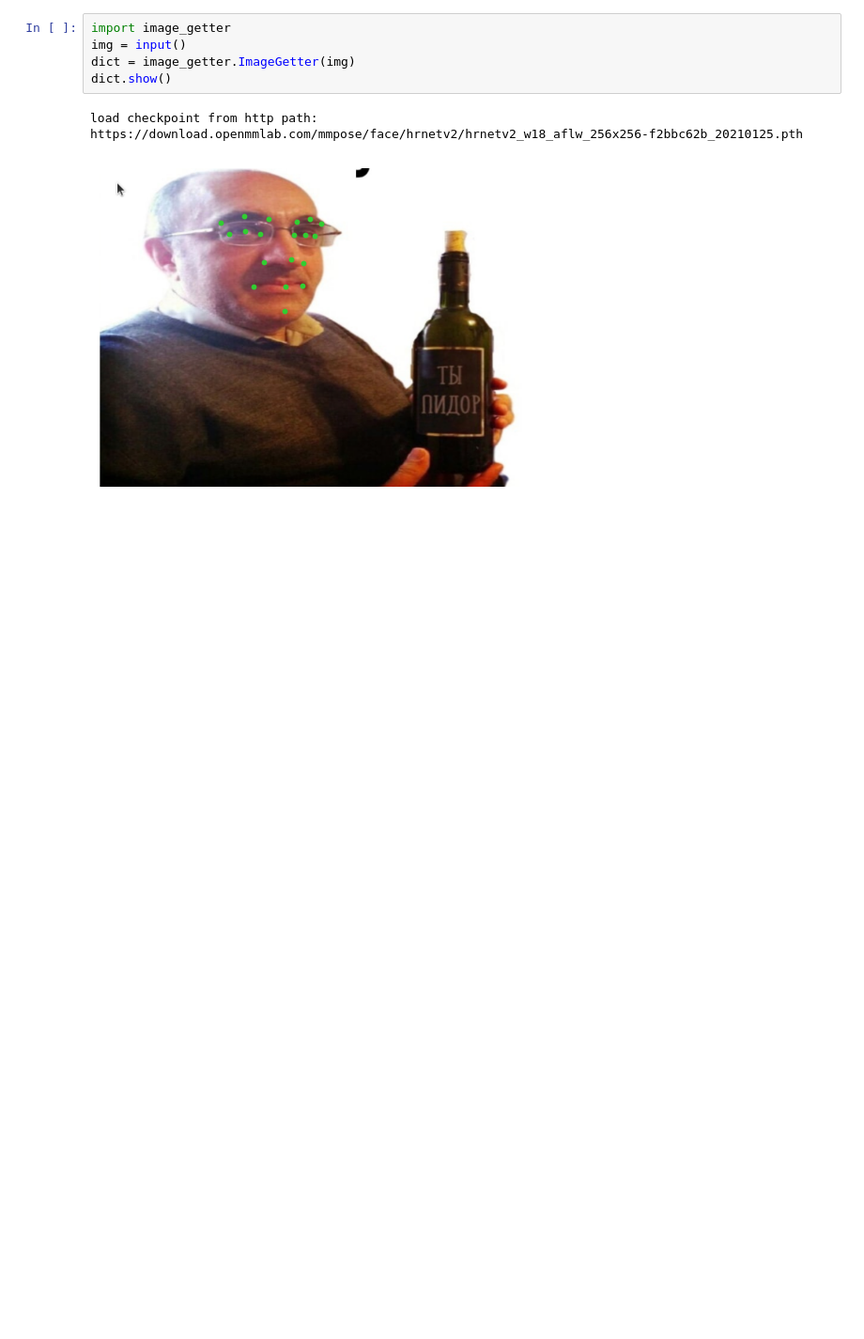
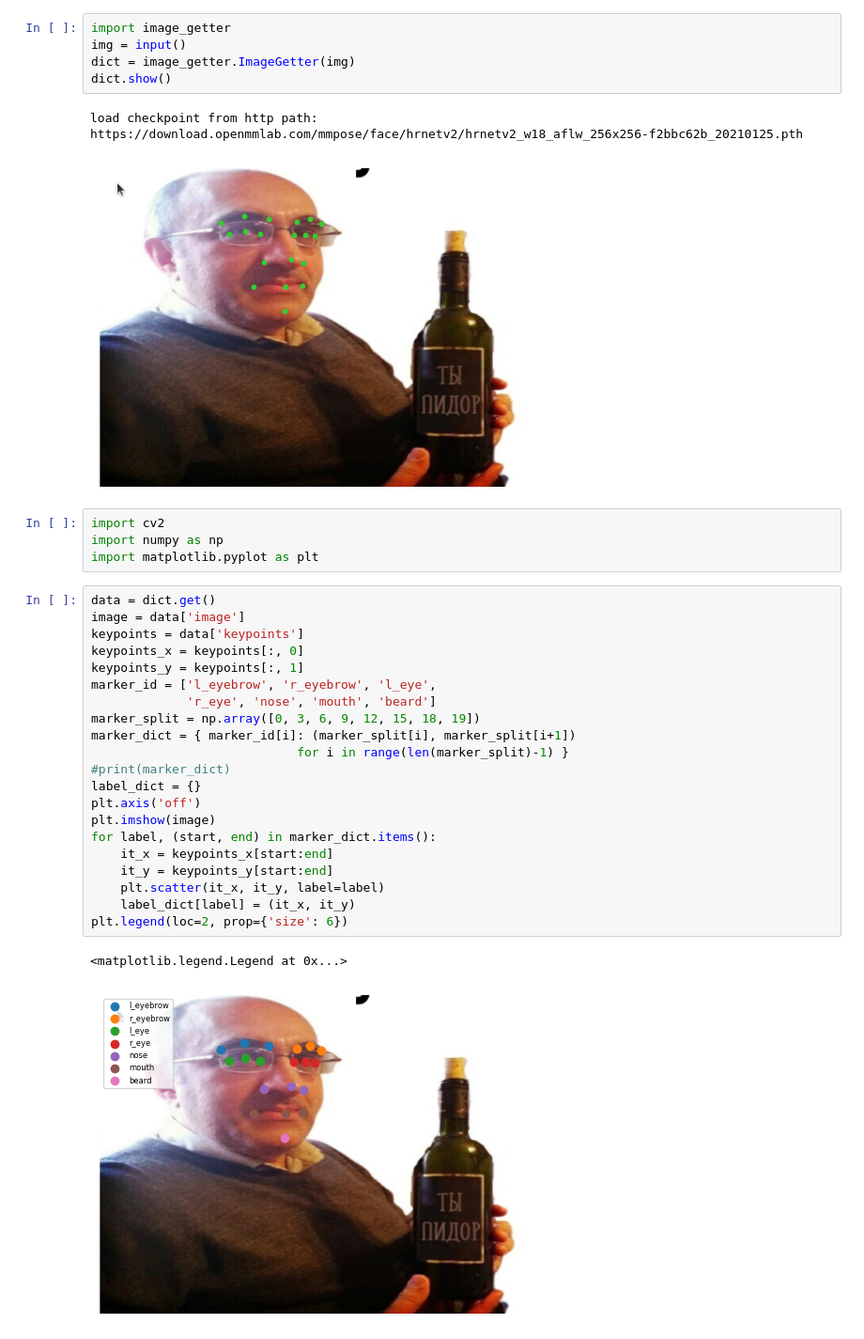
Before and after one commit to Uzym/OOP_curs, a Jupyter notebook: image_getter.ipynb, the cells around one changed output. Shown: that part at 94% size. Drawn from its saved outputs; the diff is of its cells as text; blank space fills up the shorter version.

```diff
--- a/image_getter.ipynb
+++ b/image_getter.ipynb
@@ -6,3 +6,31 @@ dict.show()
 # %% [output]
 load checkpoint from http path: https://download.openmmlab.com/mmpose/face/hrnetv2/hrnetv2_w18_aflw_256x256-f2bbc62b_20210125.pth
 [figure]
+# %%
+import cv2
+import numpy as np
+import matplotlib.pyplot as plt
+# %%
+data = dict.get()
+image = data['image']
+keypoints = data['keypoints']
+keypoints_x = keypoints[:, 0]
+keypoints_y = keypoints[:, 1]
+marker_id = ['l_eyebrow', 'r_eyebrow', 'l_eye',
+             'r_eye', 'nose', 'mouth', 'beard']
+marker_split = np.array([0, 3, 6, 9, 12, 15, 18, 19])
+marker_dict = { marker_id[i]: (marker_split[i], marker_split[i+1])
+                            for i in range(len(marker_split)-1) }
+#print(marker_dict)
+label_dict = {}
+plt.axis('off')
+plt.imshow(image)
+for label, (start, end) in marker_dict.items():
+    it_x = keypoints_x[start:end]
+    it_y = keypoints_y[start:end]
+    plt.scatter(it_x, it_y, label=label)
+    label_dict[label] = (it_x, it_y)
+plt.legend(loc=2, prop={'size': 6})
+# %% [output]
+<matplotlib.legend.Legend at 0x...>
+[figure, added]
```
Also changed, not shown: parts of 1 cell of this notebook, 1 other file.
